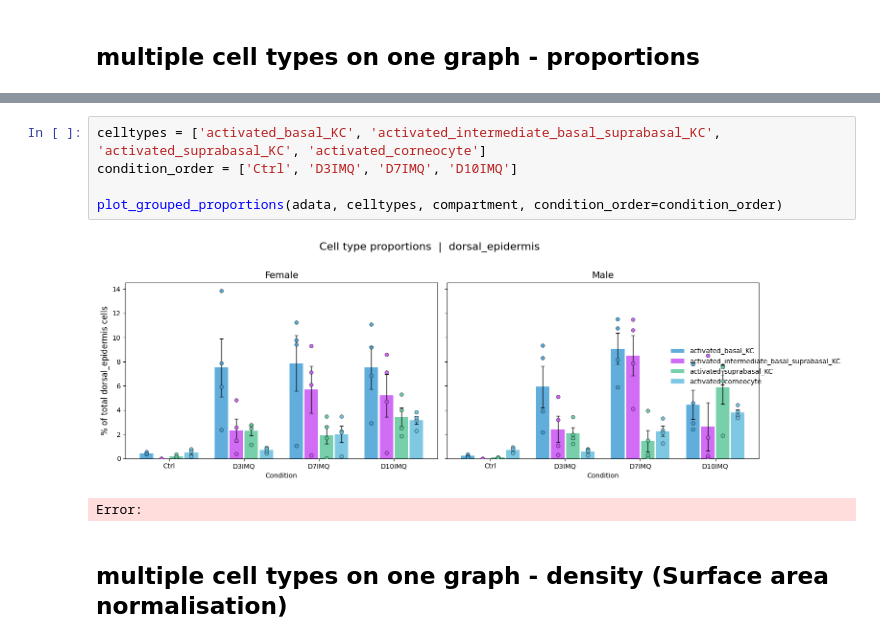
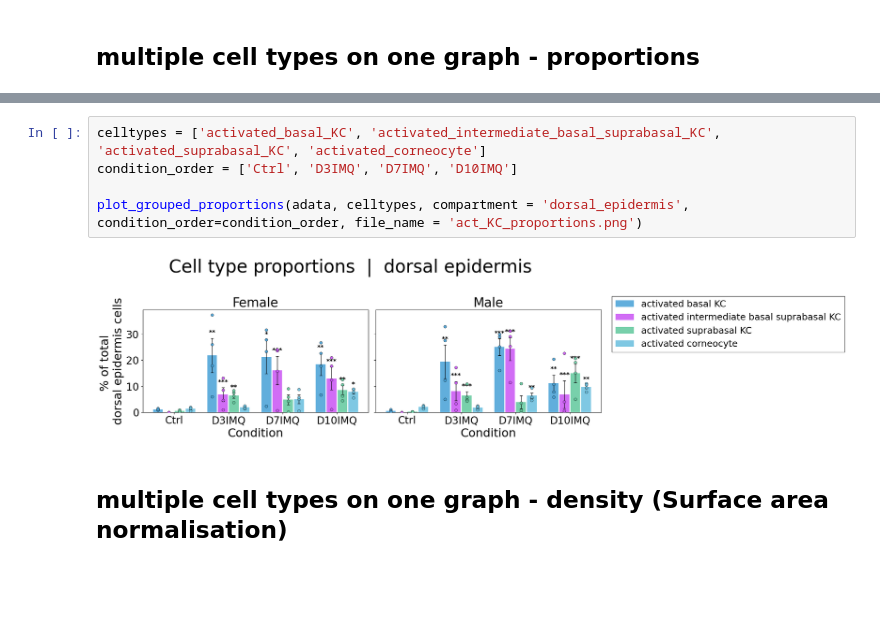
Before and after one commit to DominicBuxton/iMSC_Xenium_Phenocycler_Analysis, a Jupyter notebook: Graphs_Figures_Stats/Celltype kinetics/Kinetics_of_inflammation.ipynb, the cells around one changed output, grey strips where cells are left out. Saved outputs shown, nothing was run; the diff lists cells and outputs as text; blank space fills up the shorter version.

```diff
--- a/Graphs_Figures_Stats/Celltype kinetics/Kinetics_of_inflammation.ipynb
+++ b/Graphs_Figures_Stats/Celltype kinetics/Kinetics_of_inflammation.ipynb
@@ -926,11 +938,10 @@ plot_grouped_proportions(adata, celltypes, compartment, condition_order=conditio
 # %%
 celltypes = ['activated_basal_KC', 'activated_intermediate_basal_suprabasal_KC', 'activated_suprabasal_KC', 'activated_corneocyte']
 condition_order = ['Ctrl', 'D3IMQ', 'D7IMQ', 'D10IMQ']
 
-plot_grouped_proportions(adata, celltypes, compartment, condition_order=condition_order)
+plot_grouped_proportions(adata, celltypes, compartment = 'dorsal_epidermis', condition_order=condition_order, file_name = 'act_KC_proportions.png')
 # %% [output]
-[figure, old version]
+[figure, new version]
-Error:
 # %% [markdown]
 ## multiple cell types on one graph - density (Surface area normalisation)
 # %%
```
Also changed, not shown: parts of 5 cells of this notebook.
